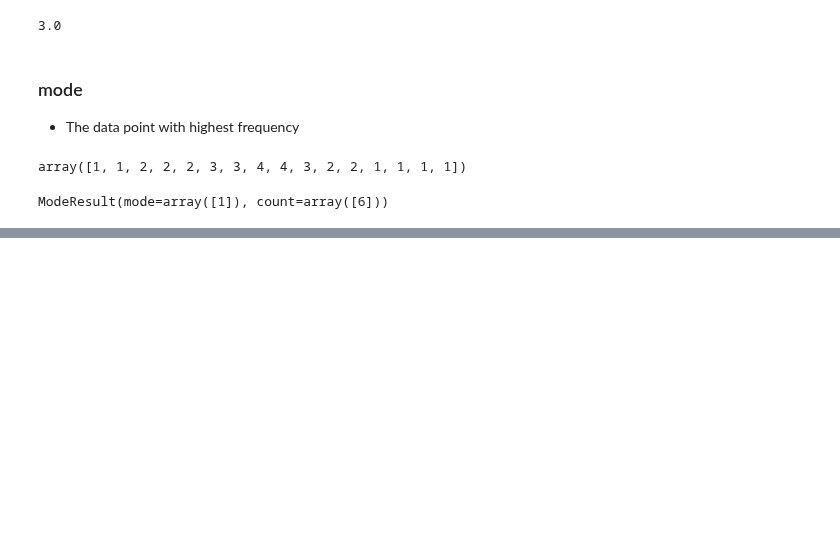
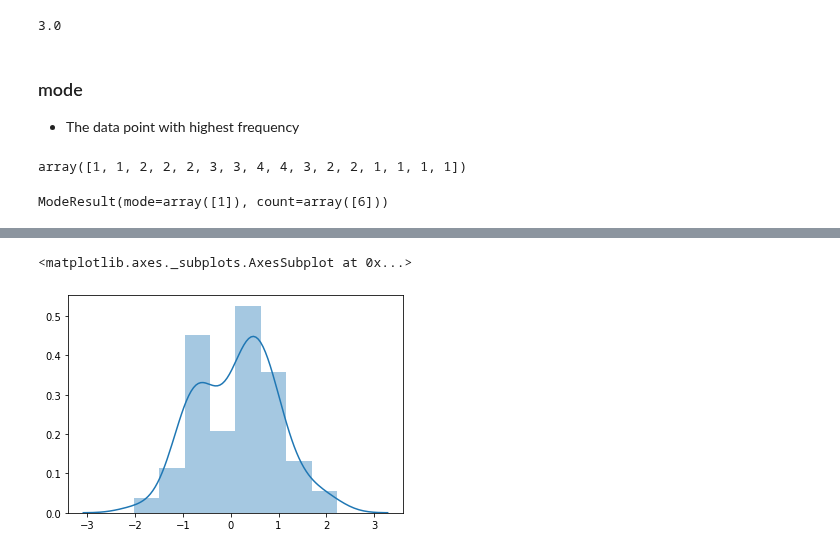
Before and after one commit to Vikas-KM/machine-learning, a Jupyter notebook: Exploratory_Data_Analysis/Basic_Statistics.ipynb, the cells around one changed output, grey strips where cells are left out. Saved outputs shown, nothing was run; the diff lists cells and outputs as text; code cells hidden in the pictures; blank space fills up the shorter version.

```diff
--- a/Exploratory_Data_Analysis/Basic_Statistics.ipynb
+++ b/Exploratory_Data_Analysis/Basic_Statistics.ipynb
@@ -43,0 +125,3 @@ ModeResult(mode=array([1]), count=array([6]))
+# %%
+x = np.random.randn(100)
+x
@@ -43,0 +149,5 @@ ModeResult(mode=array([1]), count=array([6]))
+# %%
+sns.distplot(x)
+# %% [output]
+<matplotlib.axes._subplots.AxesSubplot at 0x...>
+[figure, added]
```
Also changed, not shown: parts of 42 cells of this notebook.
